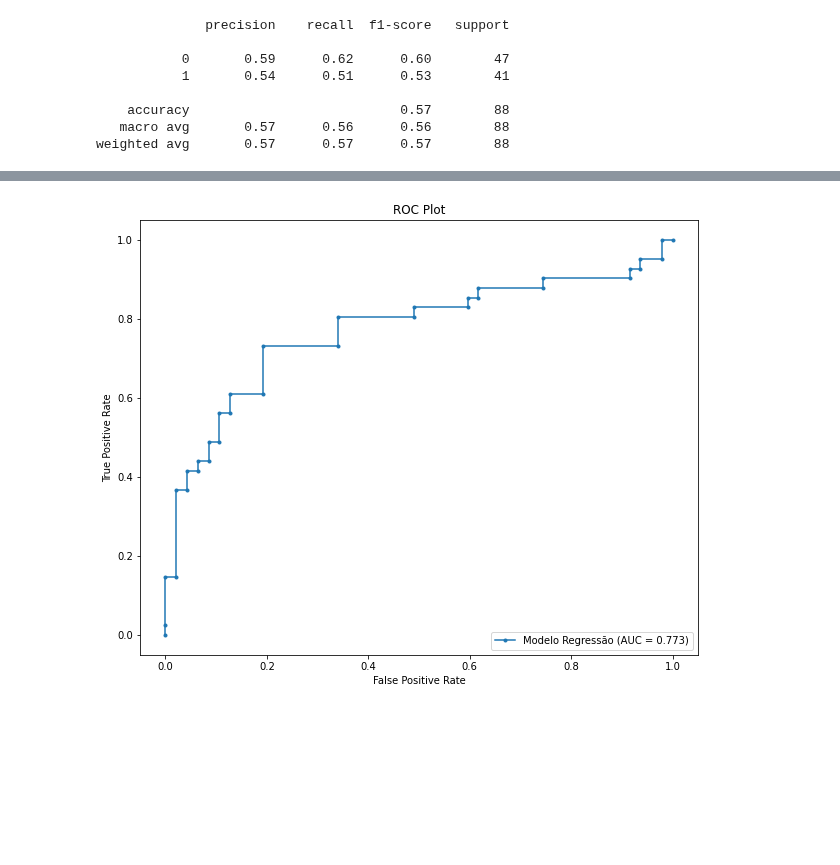
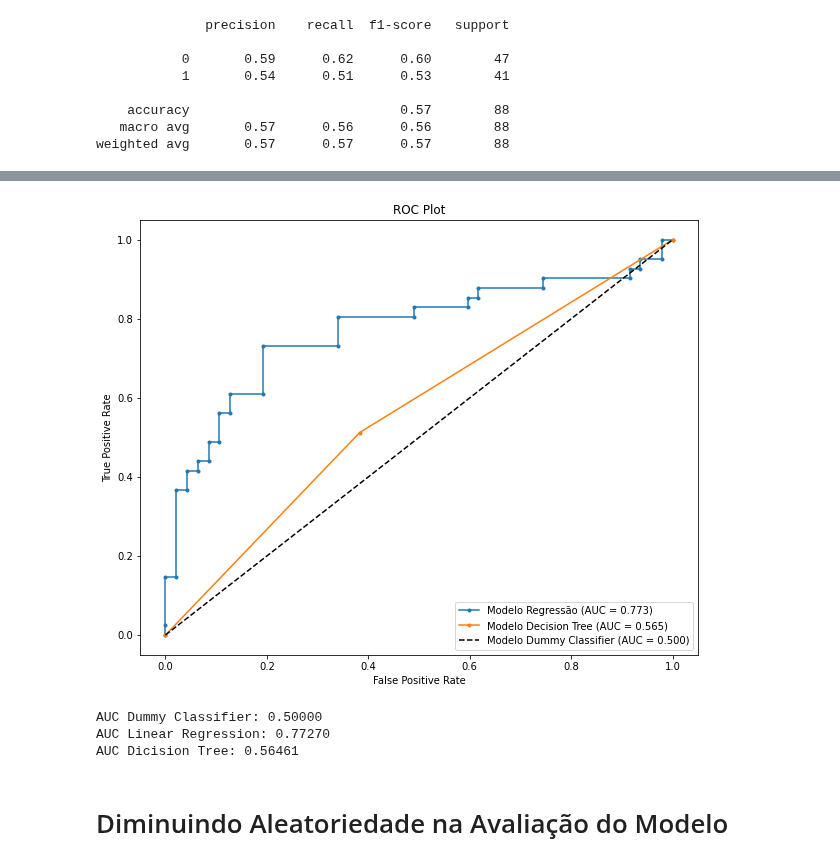
Before and after one commit to arturcgs/bootcamp-data-science-aplicada3, a Jupyter notebook: Aulas/Módulo_5.ipynb, the cells around one changed output, grey strips where cells are left out. Cells and saved outputs as stored; diff of their text form; code cells hidden in the pictures; blank space fills up the shorter version.

```diff
--- a/Aulas/Módulo_5.ipynb
+++ b/Aulas/Módulo_5.ipynb
@@ -205 +205,10 @@ weighted avg       0.57      0.57      0.57        88
+# %%
+#ROC E AUC Dummy Classifier
+
+proba_dummy = modelo_dummy.predict_proba(x_test)
+proba_dummy = proba_dummy[:, 1]
+
+auc_dummy = roc_auc_score(y_test, proba_dummy)
+
+fpr_dummy, tpr_dummy, thresholds_dummy = roc_curve(y_test, proba_dummy)
 # %%
@@ -216,0 +223,9 @@ fpr_regressao, tpr_regressao, thresholds_regressao = roc_curve(y_test, proba_reg
+# %%
+#ROC E AUC Decision Tree
+
+proba_arvore = modelo_arvore.predict_proba(x_test)
+proba_arvore = proba_arvore[:, 1]
+
+auc_arvore = roc_auc_score(y_test, proba_arvore)
+
+fpr_arvore, tpr_arvore, thresholds_arvore = roc_curve(y_test, proba_arvore)
@@ -217,18 +238,29 @@ fpr_regressao, tpr_regressao, thresholds_regressao = roc_curve(y_test, proba_reg
 # %%
 #FigSize
 plt.figure(figsize=(10, 8))
 
 #Plot
+
 plt.plot(fpr_regressao, tpr_regressao, '.-', label = 'Modelo Regressão (AUC = %0.3f)' % auc_regressao)
+plt.plot(fpr_arvore, tpr_arvore, '.-', label = 'Modelo Decision Tree (AUC = %0.3f)' % auc_arvore)
+plt.plot(fpr_dummy, tpr_dummy, '--k', label = 'Modelo Dummy Classifier (AUC = %0.3f)' % auc_dummy)
 
 #Title
 plt.title('ROC Plot')
 #Axis labels
 plt.xlabel('False Positive Rate')
 plt.ylabel('True Positive Rate')
 #Show legend
 plt.legend(loc=4)
 #Show plot
 plt.show()
 # %% [output]
-[figure, old version]
+[figure, new version]
+# %%
+print('AUC Dummy Classifier: %0.5f\nAUC Linear Regression: %0.5f\nAUC Dicision Tree: %0.5f' %(auc_dummy, auc_regressao, auc_arvore))
+# %% [output]
+AUC Dummy Classifier: 0.50000
+AUC Linear Regression: 0.77270
+AUC Dicision Tree: 0.56461
+# %% [markdown]
+# Diminuindo Aleatoriedade na Avaliação do Modelo
```
Also changed, not shown: parts of 4 cells of this notebook.
